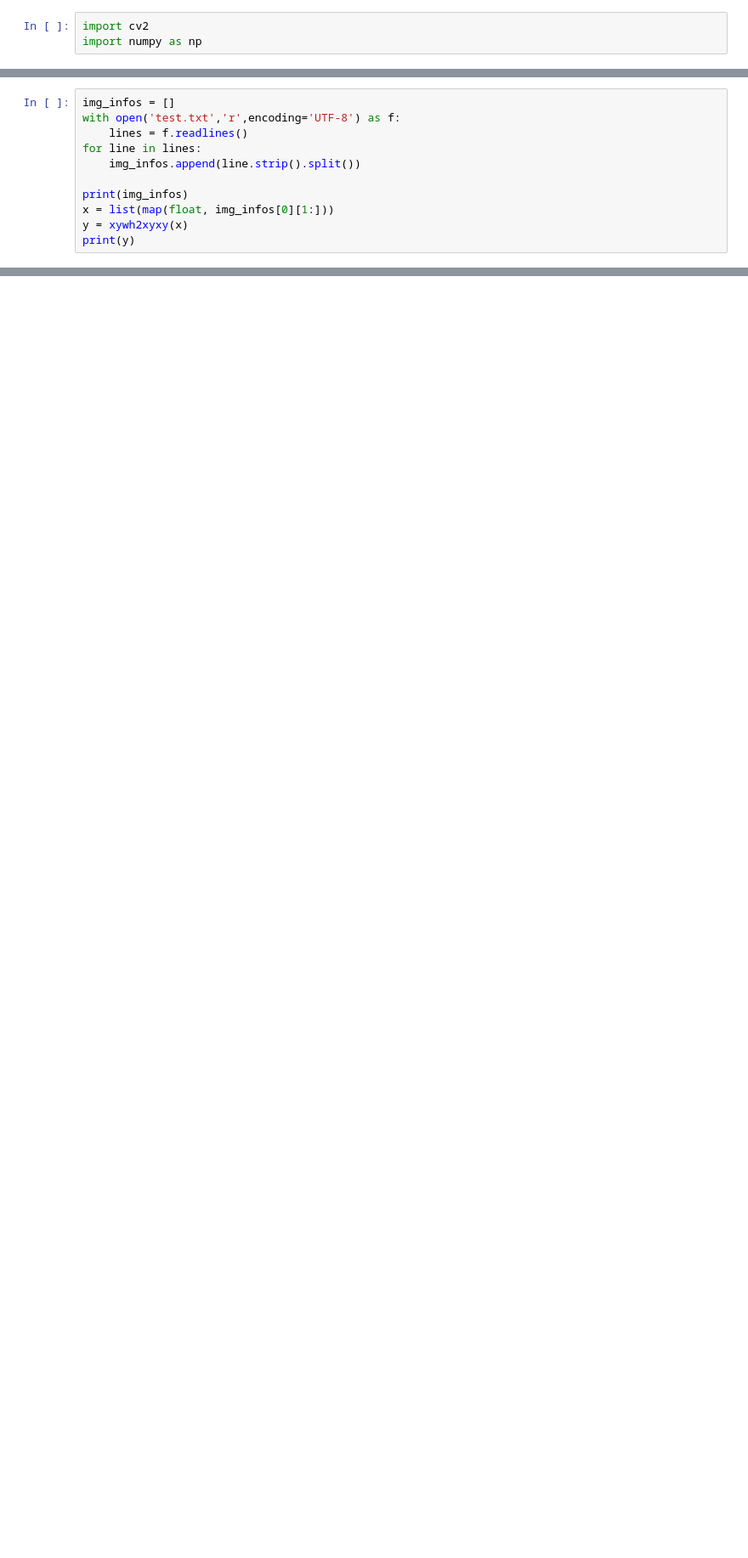
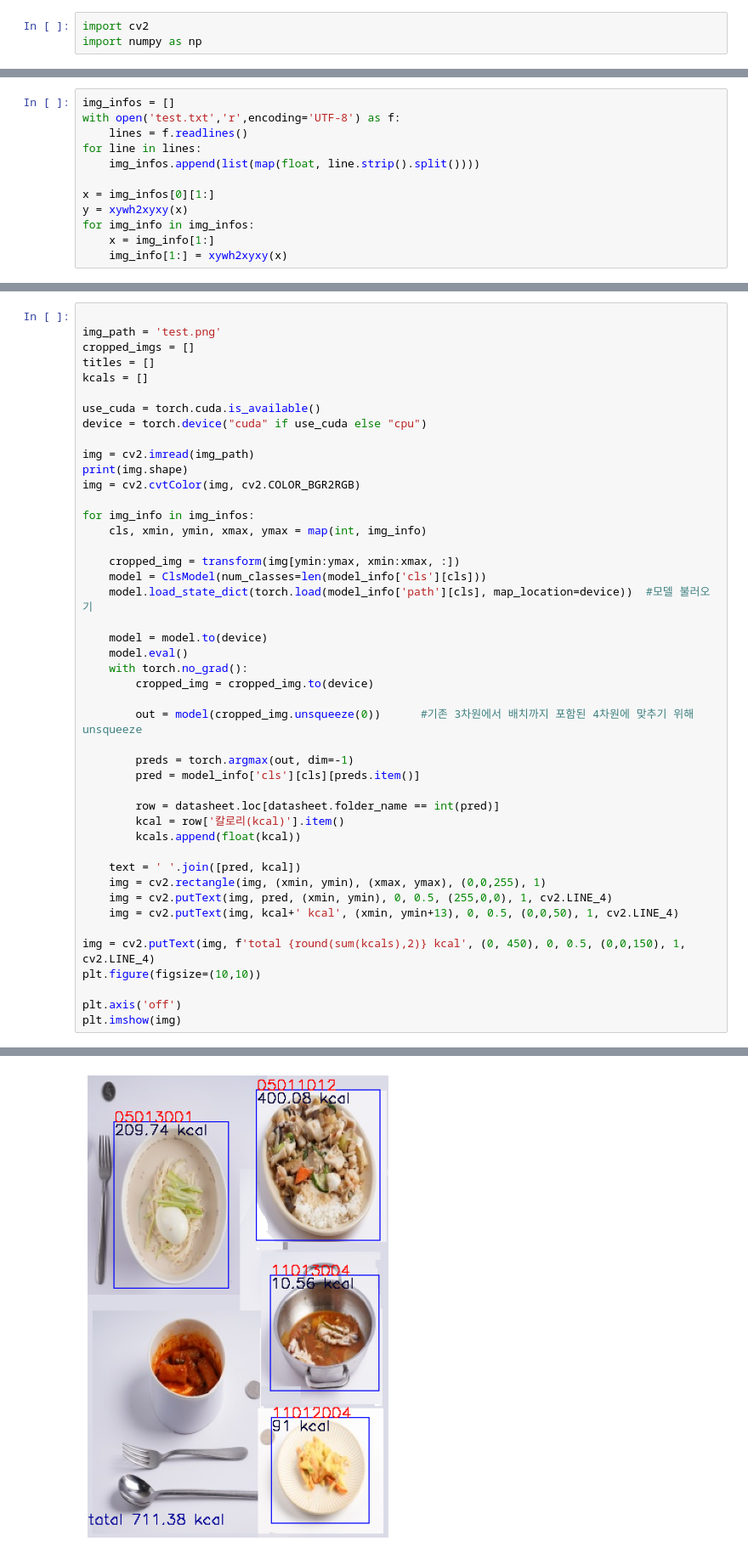
Before and after one commit to boostcampaitech2/final-project-level3-cv-17, a Jupyter notebook: intermediate/Link.ipynb, the cells around one changed output, grey strips where cells are left out. Shown: that part at 85% size. Drawn from its saved outputs; the diff is of its cells as text; blank space fills up the shorter version.

```diff
--- a/intermediate/Link.ipynb
+++ b/intermediate/Link.ipynb
@@ -21,9 +27,10 @@ img_infos = []
 with open('test.txt','r',encoding='UTF-8') as f:
     lines = f.readlines()
 for line in lines:
-    img_infos.append(line.strip().split())
+    img_infos.append(list(map(float, line.strip().split())))
 
-print(img_infos)
-x = list(map(float, img_infos[0][1:]))
+x = img_infos[0][1:]
 y = xywh2xyxy(x)
-print(y)
+for img_info in img_infos:
+    x = img_info[1:]
+    img_info[1:] = xywh2xyxy(x)
@@ -34,0 +75,46 @@ TypeError: list indices must be integers or slices, not tuple
+# %%
+
+img_path = 'test.png'
+cropped_imgs = []
+titles = []
+kcals = []
+
+use_cuda = torch.cuda.is_available()
+device = torch.device("cuda" if use_cuda else "cpu")
+
+img = cv2.imread(img_path)
+print(img.shape)
+img = cv2.cvtColor(img, cv2.COLOR_BGR2RGB)
+
+for img_info in img_infos:
+    cls, xmin, ymin, xmax, ymax = map(int, img_info)
+
+    cropped_img = transform(img[ymin:ymax, xmin:xmax, :])
+    model = ClsModel(num_classes=len(model_info['cls'][cls]))
+    model.load_state_dict(torch.load(model_info['path'][cls], map_location=device))  #모델 불러오기
+
+    model = model.to(device)
+    model.eval()
+    with torch.no_grad():
+        cropped_img = cropped_img.to(device)
+
+        out = model(cropped_img.unsqueeze(0))      #기존 3차원에서 배치까지 포함된 4차원에 맞추기 위해 unsqueeze
+
+        preds = torch.argmax(out, dim=-1)
+        pred = model_info['cls'][cls][preds.item()]
+
+        row = datasheet.loc[datasheet.folder_name == int(pred)]
+        kcal = row['칼로리(kcal)'].item()
+        kcals.append(float(kcal))
+
+    text = ' '.join([pred, kcal])
+    img = cv2.rectangle(img, (xmin, ymin), (xmax, ymax), (0,0,255), 1)
+    img = cv2.putText(img, pred, (xmin, ymin), 0, 0.5, (255,0,0), 1, cv2.LINE_4)
+    img = cv2.putText(img, kcal+' kcal', (xmin, ymin+13), 0, 0.5, (0,0,50), 1, cv2.LINE_4)
+
+img = cv2.putText(img, f'total {round(sum(kcals),2)} kcal', (0, 450), 0, 0.5, (0,0,150), 1, cv2.LINE_4)
+plt.figure(figsize=(10,10))
+
+plt.axis('off')
+plt.imshow(img)
+# %% [output]
@@ -34,0 +127 @@ TypeError: list indices must be integers or slices, not tuple
+[figure, added]
```
Also changed, not shown: parts of 11 cells of this notebook, 13 other files.
